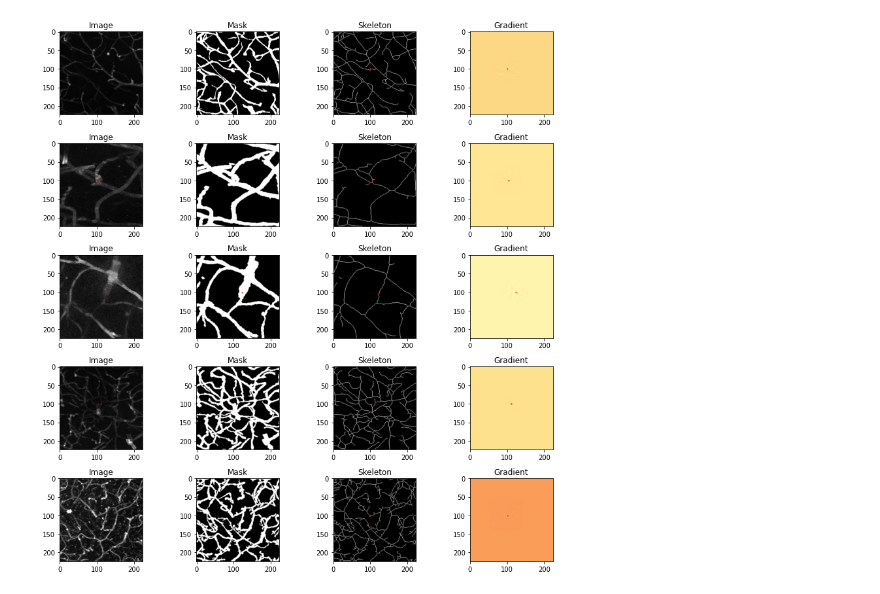
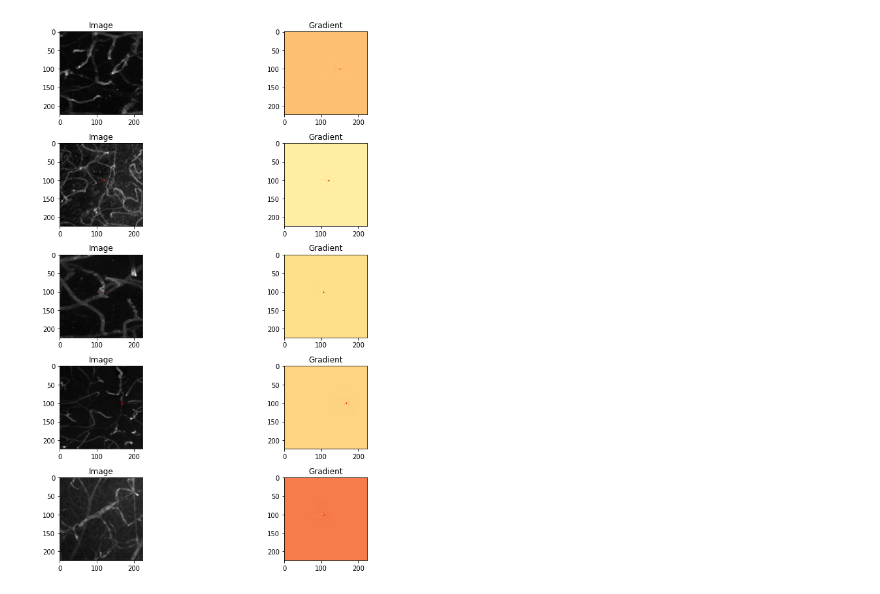
Before and after one commit to CarlosFontaneli/interpreting-neural-networks, a Jupyter notebook: experiments/extract_gradients.ipynb, the cells around one changed output. Saved outputs shown, nothing was run; the diff lists cells and outputs as text; code cells hidden in the pictures.

Commit message:
updating plots

```diff
--- a/experiments/extract_gradients.ipynb
+++ b/experiments/extract_gradients.ipynb
@@ -123,46 +123,36 @@ import matplotlib.pyplot as plt
 import json
 import numpy as np
 import base64
 import torch
 
 def convert_from_base64(base64_str):
     # Convert a base64 encoded string back to a numpy array
     return np.frombuffer(base64.b64decode(base64_str), dtype=np.float32).reshape(224, 224)
 
 # Read data from JSON file
-with open('data.json', 'r') as file:
+with open("../data/gradient_data.json", 'r') as file:
     loaded_data = json.load(file)
 
 # Select the first five data entries for plotting
 data_to_plot = loaded_data[:5]
 
-fig, axes = plt.subplots(nrows=len(data_to_plot), ncols=4, figsize=(12, 12))
+fig, axes = plt.subplots(nrows=len(data_to_plot), ncols=2, figsize=(12, 12))
 
 for i, data in enumerate(data_to_plot):
     image = convert_from_base64(data['image'])
-    mask = convert_from_base64(data['mask'])
-    skeleton = convert_from_base64(data['skeleton'])
     gradient = convert_from_base64(data['gradient'])
     x, y = data['coordinates']['x'], data['coordinates']['y']
 
     # Plot each component
     axes[i, 0].imshow(image, cmap='gray')
     axes[i, 0].scatter(y, x, color='red', s=1)  # Scatter on image
     axes[i, 0].set_title('Image')
 
-    axes[i, 1].imshow(mask, cmap='gray')
-    axes[i, 1].scatter(y, x, color='red', s=1)  # Scatter on mask
-    axes[i, 1].set_title('Mask')
-
-    axes[i, 2].imshow(skeleton, cmap='gray')
-    axes[i, 2].scatter(y, x, color='red', s=1)  # Scatter on skeleton
-    axes[i, 2].set_title('Skeleton')
-
-    axes[i, 3].imshow(gradient, cmap='RdYlGn')
-    axes[i, 3].scatter(y, x, color='red', s=1)  # Scatter on gradient
-    axes[i, 3].set_title('Gradient')
+    axes[i, 1].imshow(gradient, cmap='RdYlGn')
+    axes[i, 1].scatter(y, x, color='red', s=1)  # Scatter on gradient
+    axes[i, 1].set_title('Gradient')
 
 plt.tight_layout()
 plt.show()
 # %% [output]
-[figure, old version]
+[figure, new version]
```
